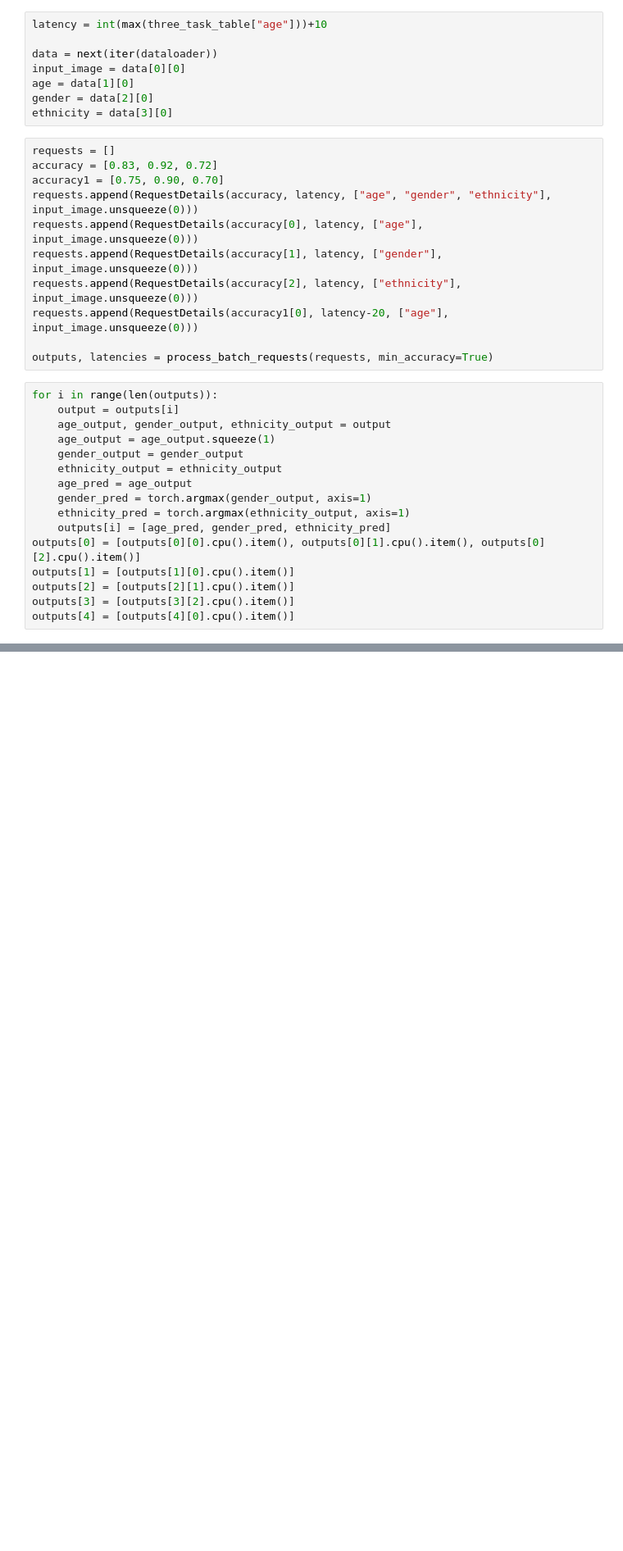
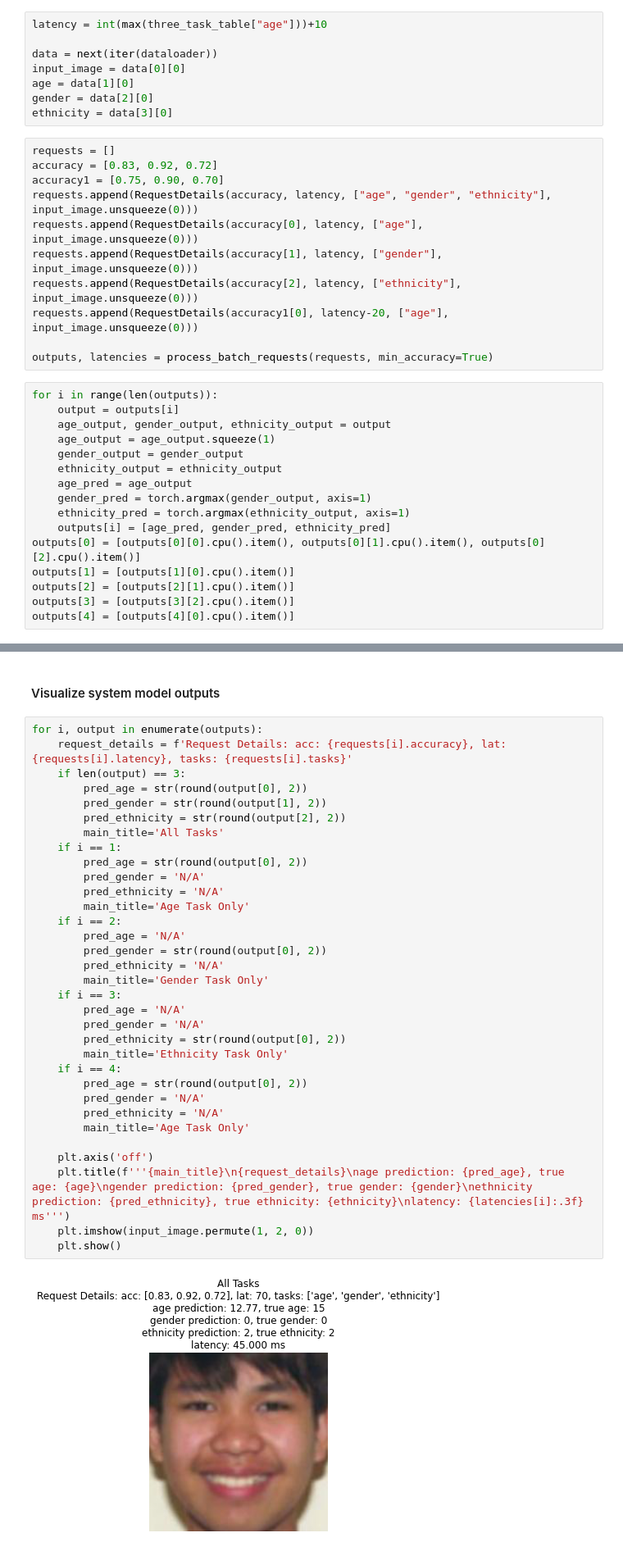
Before and after one commit to jmiano/MTLSys, a Jupyter notebook: inference/demo.ipynb, the cells around one changed output, grey strips where cells are left out. Shown at 82% size. Cells and saved outputs as stored; diff of their text form; blank space fills up the shorter version.

Commit message:
added system output visualizations for demo

```diff
--- a/inference/demo.ipynb
+++ b/inference/demo.ipynb
@@ -256,0 +273,37 @@ outputs, latencies # Predictions
+# %% [markdown]
+#### Visualize system model outputs
+# %%
+for i, output in enumerate(outputs):
+    request_details = f'Request Details: acc: {requests[i].accuracy}, lat: {requests[i].latency}, tasks: {requests[i].tasks}'
+    if len(output) == 3:
+        pred_age = str(round(output[0], 2))
+        pred_gender = str(round(output[1], 2))
+        pred_ethnicity = str(round(output[2], 2))
+        main_title='All Tasks'
+    if i == 1:
+        pred_age = str(round(output[0], 2))
+        pred_gender = 'N/A'
+        pred_ethnicity = 'N/A'
+        main_title='Age Task Only'
+    if i == 2:
+        pred_age = 'N/A'
+        pred_gender = str(round(output[0], 2))
+        pred_ethnicity = 'N/A'
+        main_title='Gender Task Only'
+    if i == 3:
+        pred_age = 'N/A'
+        pred_gender = 'N/A'
+        pred_ethnicity = str(round(output[0], 2))
+        main_title='Ethnicity Task Only'
+    if i == 4:
+        pred_age = str(round(output[0], 2))
+        pred_gender = 'N/A'
+        pred_ethnicity = 'N/A'
+        main_title='Age Task Only'
+
+    plt.axis('off')
+    plt.title(f'''{main_title}\n{request_details}\nage prediction: {pred_age}, true age: {age}\ngender prediction: {pred_gender}, true gender: {gender}\nethnicity prediction: {pred_ethnicity}, true ethnicity: {ethnicity}\nlatency: {latencies[i]:.3f} ms''')
+    plt.imshow(input_image.permute(1, 2, 0))
+    plt.show()
+# %% [output]
+[figure, added]
```
Also changed, not shown: parts of 3 cells of this notebook.
